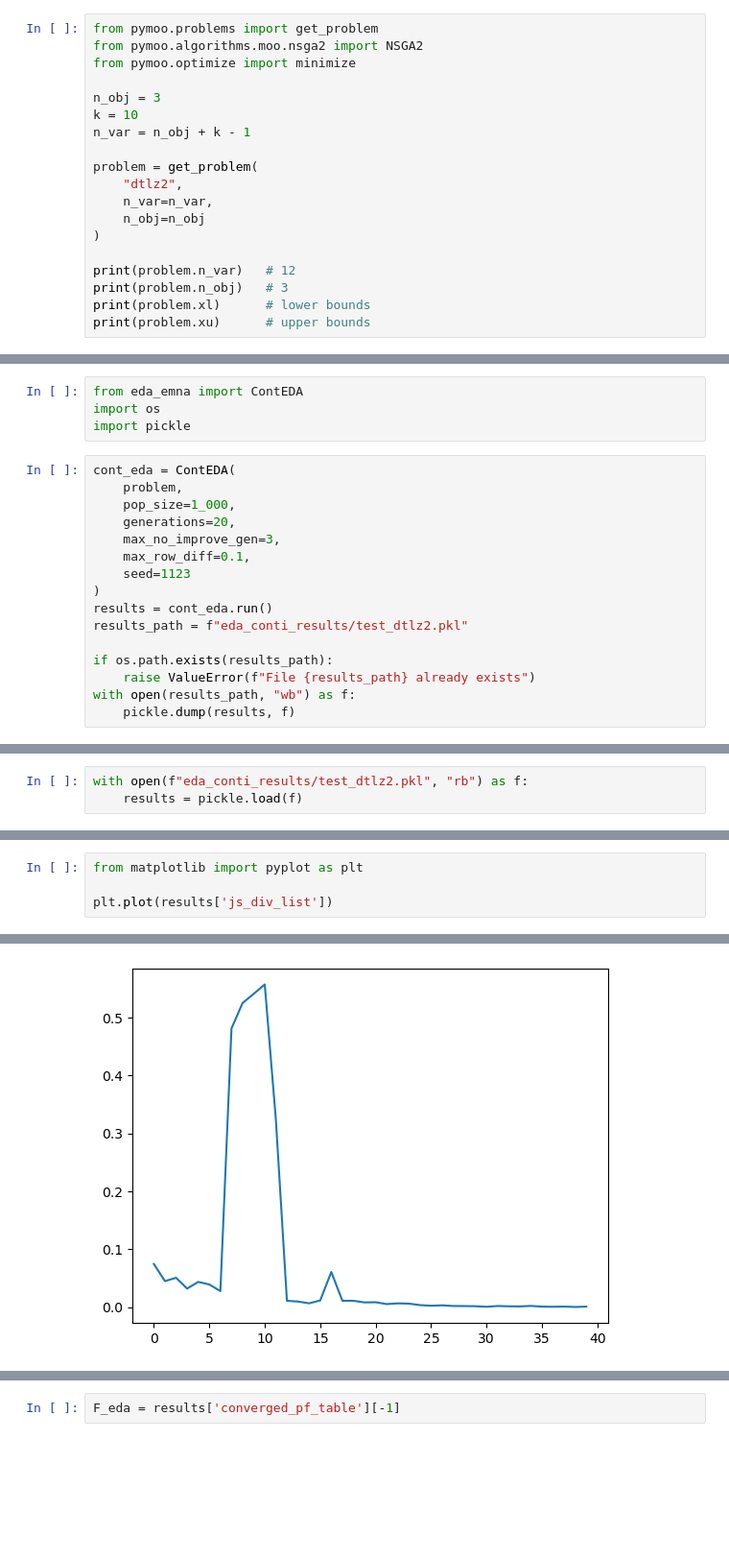
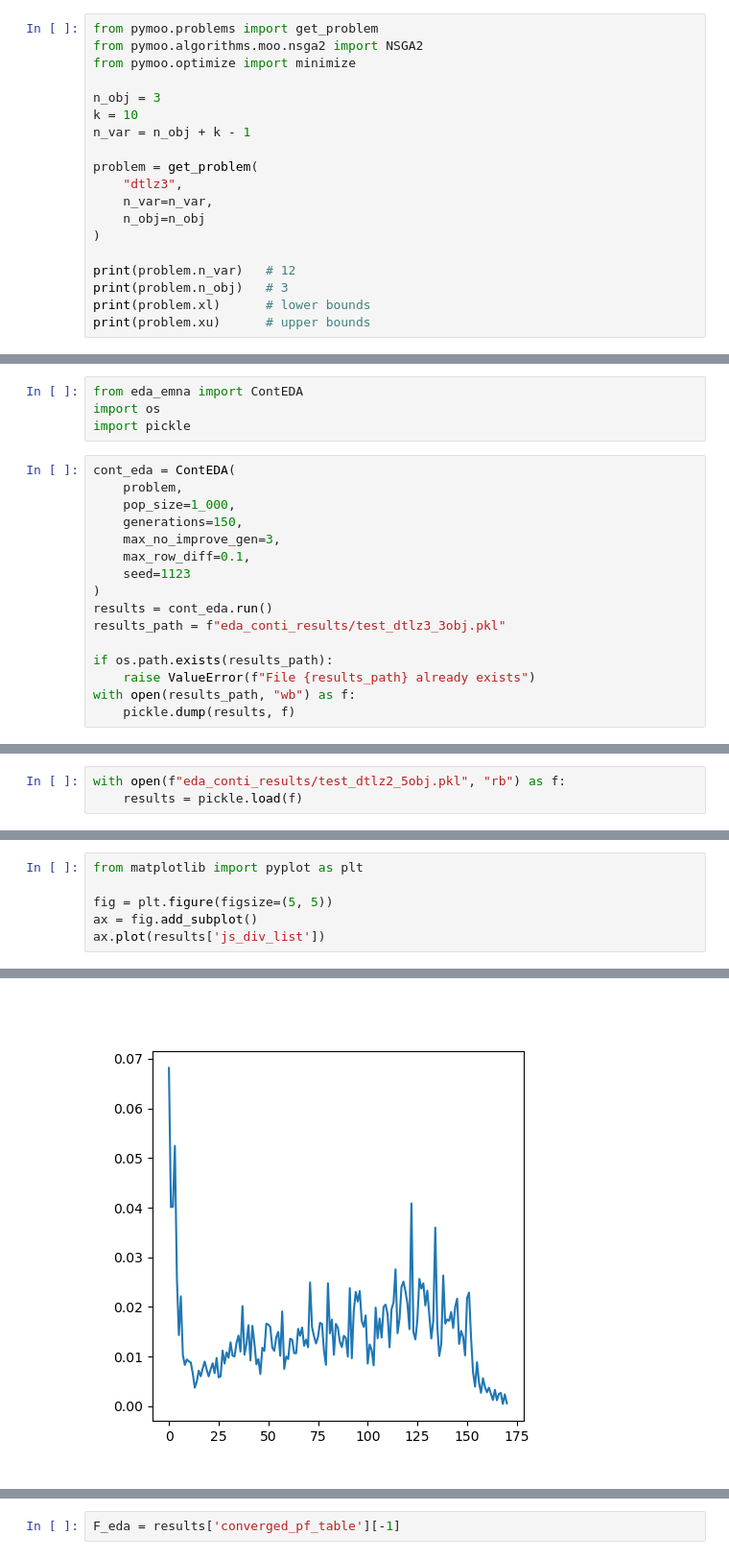
Before and after one commit to rameshsrinivasanuci/multiobjective, a Jupyter notebook: dtlz.ipynb, the cells around one changed output, grey strips where cells are left out. Shown at 96% size. Drawn from its saved outputs; the diff is of its cells as text; blank space fills up the shorter version.

Commit message:
test different objectives

```diff
--- a/dtlz.ipynb
+++ b/dtlz.ipynb
@@ -8,7 +8,7 @@ k = 10
 n_var = n_obj + k - 1
 
 problem = get_problem(
-    "dtlz2",
+    "dtlz3",
     n_var=n_var,
     n_obj=n_obj
 )
@@ -77,13 +66,13 @@ import pickle
 cont_eda = ContEDA(
     problem,
     pop_size=1_000,
-    generations=20,
+    generations=150,
     max_no_improve_gen=3,
     max_row_diff=0.1,
     seed=1123
 )
 results = cont_eda.run()
-results_path = f"eda_conti_results/test_dtlz2.pkl"
+results_path = f"eda_conti_results/test_dtlz3_3obj.pkl"
 
 if os.path.exists(results_path):
     raise ValueError(f"File {results_path} already exists")
@@ -131,3 +99,3 @@ EDA finished in 51.21s (mode 1: 20 gens, mode 2: 20 gens)
 # %%
-with open(f"eda_conti_results/test_dtlz2.pkl", "rb") as f:
+with open(f"eda_conti_results/test_dtlz2_5obj.pkl", "rb") as f:
     results = pickle.load(f)
@@ -150,7 +104,9 @@ array([[7.35854587e-04, 6.44565795e-08, 3.39171794e-01, ...,
 # %%
 from matplotlib import pyplot as plt
 
-plt.plot(results['js_div_list'])
+fig = plt.figure(figsize=(5, 5))
+ax = fig.add_subplot()
+ax.plot(results['js_div_list'])
 # %% [output]
 [<matplotlib.lines.Line2D at 0x...>]
-[figure, old version]
+[figure, new version]
```
Also changed, not shown: parts of 17 cells of this notebook.
